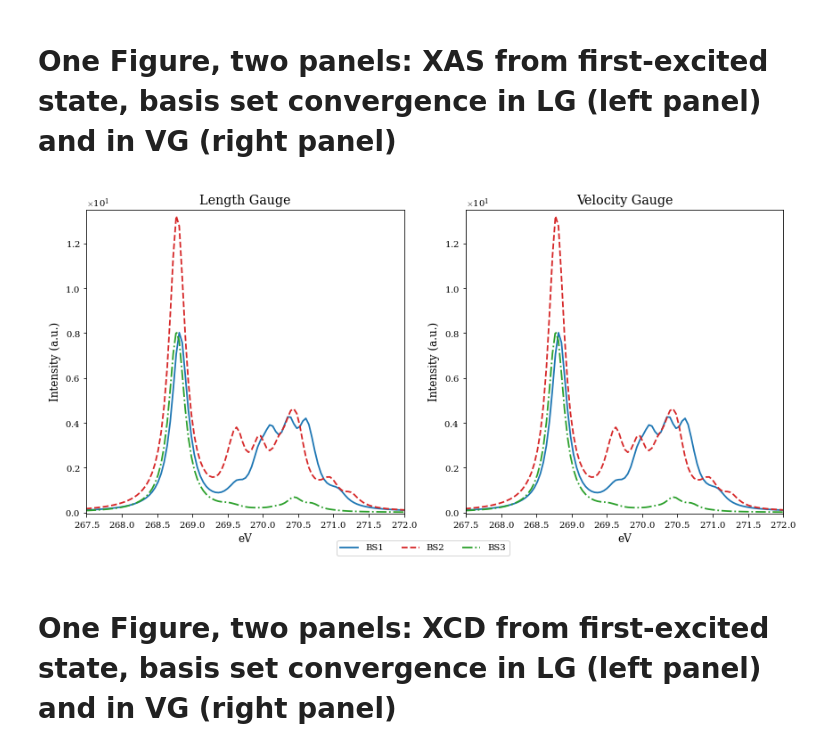
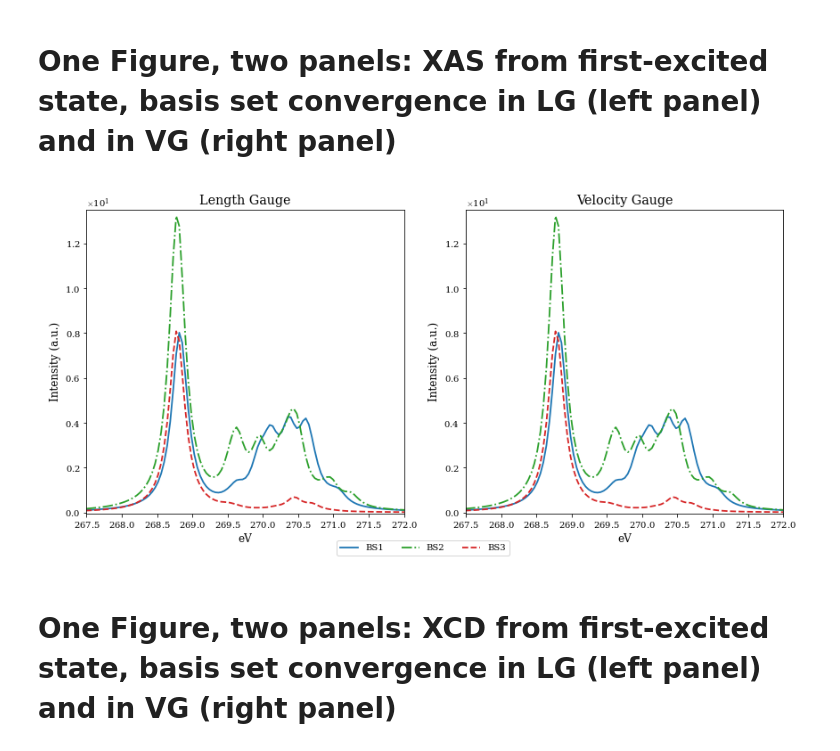
Before and after one commit to Spoksonat/article-xas-xncd, a Jupyter notebook: notebooks/plots.ipynb, the cells around one changed output. Saved outputs shown, nothing was run; the diff lists cells and outputs as text; code cells hidden in the pictures.

Commit message:
Update: Basis set colors

```diff
--- a/notebooks/plots.ipynb
+++ b/notebooks/plots.ipynb
@@ -806,8 +806,8 @@ xas_bs3_es_vg_vcdiff = data_gas_bs3_es_vg_vcdiff.av_lin_spectrum
 # %%
 bs_styles = {
     "BS1": {"color": "#1f77b4", "linestyle": "-",  "linewidth": 1.8},
-    "BS2": {"color": "#d62728", "linestyle": "--", "linewidth": 1.8},
-    "BS3": {"color": "#2ca02c", "linestyle": "-.", "linewidth": 1.8},
+    "BS3": {"color": "#d62728", "linestyle": "--", "linewidth": 1.8},
+    "BS2": {"color": "#2ca02c", "linestyle": "-.", "linewidth": 1.8},
 }
 
 fig, (ax1, ax2) = plt.subplots(1, 2, figsize=(12, 6))
@@ -821,34 +821,34 @@ ax1.set_ylabel("Intensity (a.u.)")
 ax1.set_ylim(-0.05, 13.5)
 ax1.set_title("Length Gauge")
 ax1.ticklabel_format(style="plain", axis="x", useMathText=True)
 ax1.ticklabel_format(style="sci", axis="y", scilimits=(0, 0), useMathText=True)
 
 ax2.plot(E_gas_xas_bs1_es_vg_vcdiff, 450*xas_bs1_es_vg_vcdiff, label="BS1", **bs_styles["BS1"])
 ax2.plot(E_gas_xas_bs2_es_vg_vcdiff, xas_bs2_es_vg_vcdiff, label="BS2", **bs_styles["BS2"])
 ax2.plot(E_gas_xas_bs3_es_vg_vcdiff, xas_bs3_es_vg_vcdiff, label="BS3", **bs_styles["BS3"])
 ax2.set_xlim(267.5, 272)
 ax2.set_xlabel("eV")
 ax2.set_ylabel("Intensity (a.u.)")
 ax2.set_ylim(-0.05, 13.5)
 ax2.set_title("Velocity Gauge")
 ax2.ticklabel_format(style="plain", axis="x", useMathText=True)
 ax2.ticklabel_format(style="sci", axis="y", scilimits=(0, 0), useMathText=True)
 
 lines = [line_bs1, line_bs2, line_bs3]
 labels = [line.get_label() for line in lines]
 fig.legend(
     lines,
     labels,
     loc="lower center",
     bbox_to_anchor=(0.5, 0.02),
     ncol=3,
     frameon=True,
 )
 
 plt.tight_layout(rect=(0, 0.03, 1, 1))
 plt.show()
 # %% [output]
-[figure, old version]
+[figure, new version]
 # %% [markdown]
 # One Figure, two panels: XCD from first-excited state, basis set convergence in LG (left panel) and in VG (right panel)
 # %%
```
Also changed, not shown: parts of 6 cells of this notebook.
